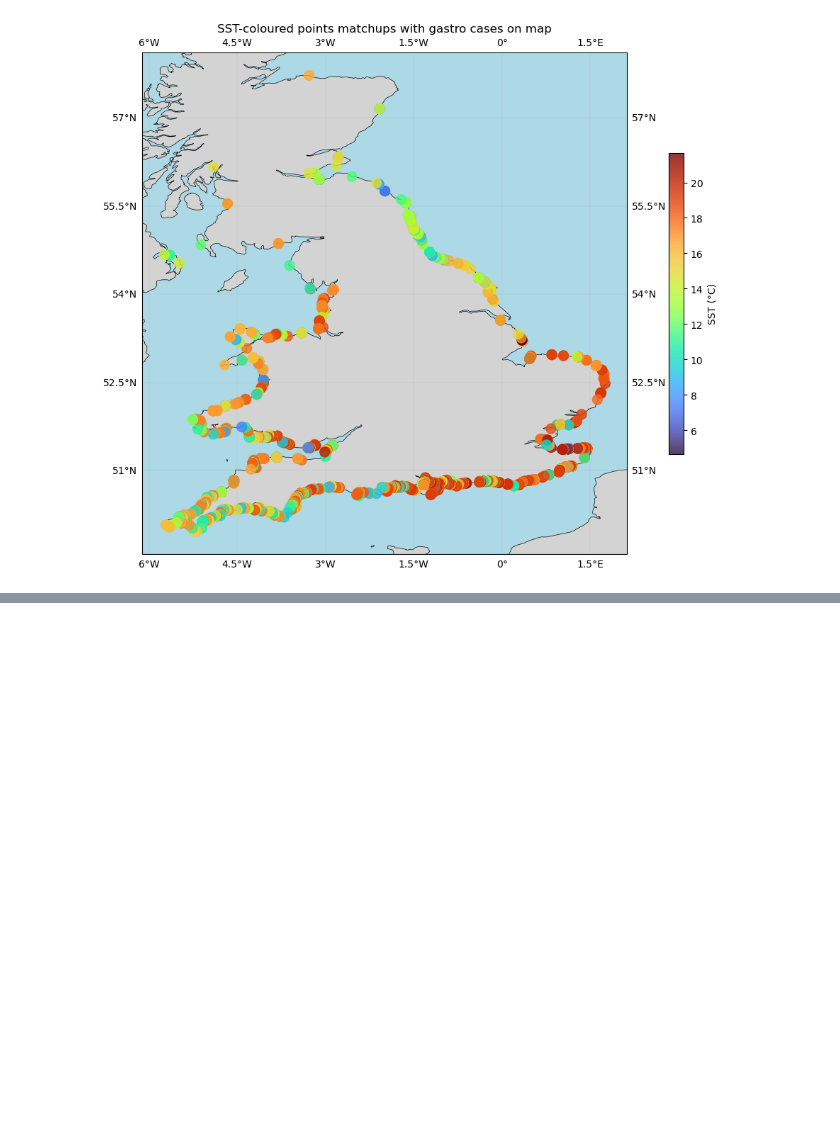
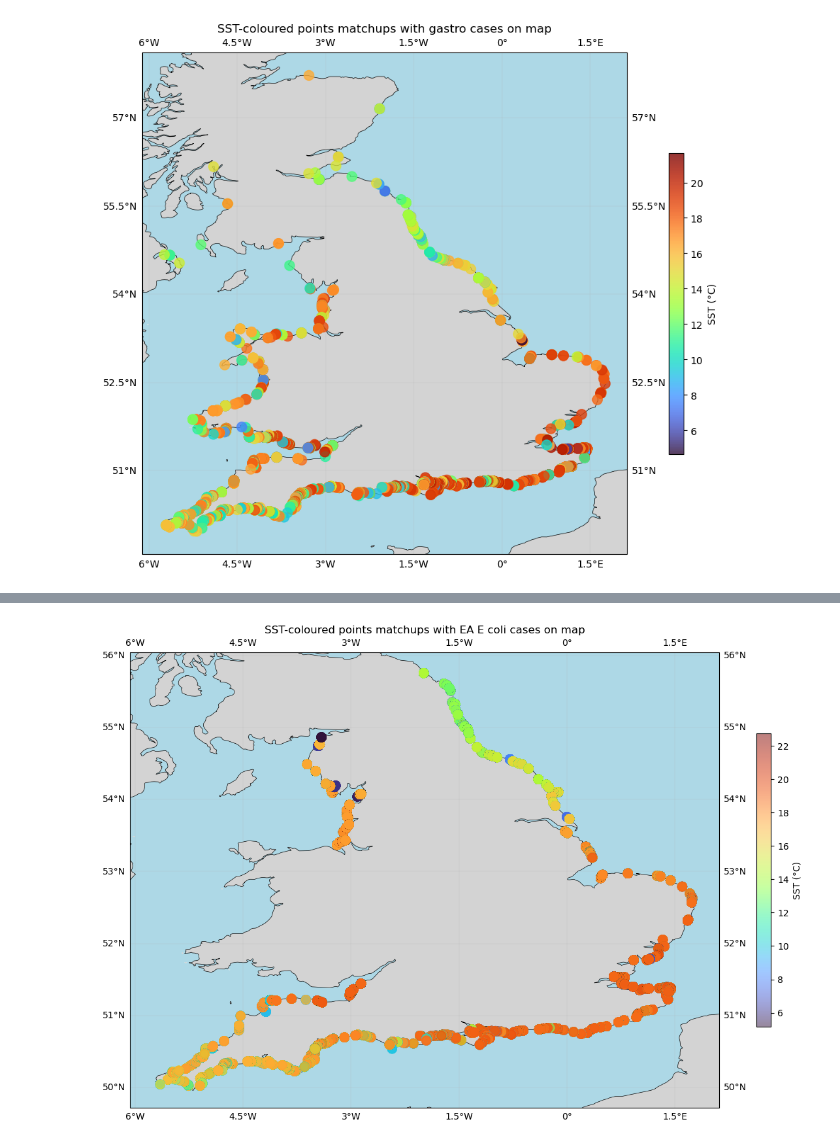
Before and after one commit to ESA-CHANGE/CCI-Health-EColi-UK, a Jupyter notebook: notebooks/change_random_forest.ipynb, the cells around one changed output, grey strips where cells are left out. Drawn from its saved outputs; the diff is of its cells as text; code cells hidden in the pictures; blank space fills up the shorter version.

Commit message:
Now extracts EA E coli data and converts coords to lat lon.

```diff
--- a/notebooks/change_random_forest.ipynb
+++ b/notebooks/change_random_forest.ipynb
@@ -249,0 +277,5 @@ obs_df.to_csv(out_data_name)
+# %%
+# Abritrary threshold of EA E coli data for plotting test
+high_ecoli = {'=', '>'}
+obs_filtered_df = obs_df[obs_df['escherichiaColiQualifier'].isin(high_ecoli)]
+obs_filtered_df
@@ -249,0 +296,26 @@ obs_df.to_csv(out_data_name)
+# %%
+# Plotting the matchups points on a map, coloured by the SST value
+fig, ax = plt.subplots(figsize=(12, 8),
+                       subplot_kw={'projection': ccrs.PlateCarree()})
+
+ax.add_feature(cfeature.LAND, facecolor='lightgray')
+ax.add_feature(cfeature.OCEAN, facecolor='lightblue')
+ax.add_feature(cfeature.COASTLINE, linewidth=0.5)
+ax.add_feature(cfeature.BORDERS, linewidth=0.3)
+ax.gridlines(draw_labels=True, linewidth=0.3, alpha=0.5)
+
+sc = ax.scatter(obs_filtered_df['lon'], obs_filtered_df['lat'],
+                c=obs_filtered_df['sst'],     # colour by this column
+                cmap='turbo',        # colormap
+                s=100,               # marker size
+                alpha=0.5,
+                transform=ccrs.PlateCarree(),
+                zorder=5)
+
+plt.colorbar(sc, ax=ax, label='SST (°C)', shrink=0.6)
+ax.set_title('SST-coloured points matchups with EA E coli cases on map')
+plt.tight_layout()
+plt.savefig(os.path.join(plots_root, 'sst_ecoli_on_map.png'), dpi=150)
+plt.show()
+# %% [output]
+[figure, added]
```
Also changed, not shown: parts of 9 cells of this notebook.
